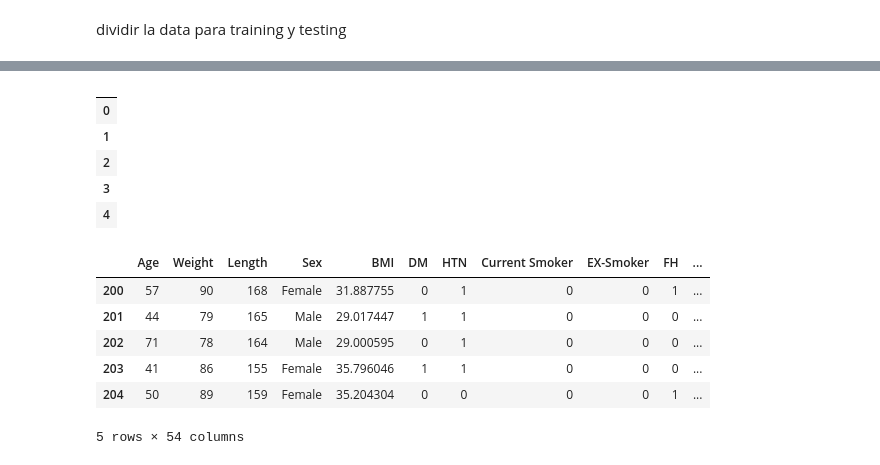
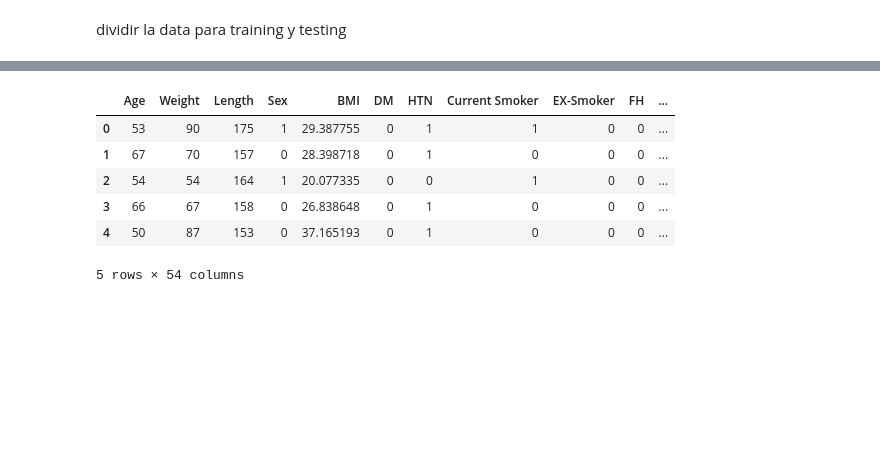
Before and after one commit to WaxXaa/CAD_clasification_ML_model, a Jupyter notebook: CAD_ML.ipynb, the cells around one changed output, grey strips where cells are left out. Cells and saved outputs as stored; diff of their text form; code cells hidden in the pictures; blank space fills up the shorter version.

```diff
--- a/CAD_ML.ipynb
+++ b/CAD_ML.ipynb
@@ -28,5 +30,5 @@ import seaborn as sns
 # %%
-data = pd.read_csv("/content/drive/MyDrive/CAD.csv")
+data = pd.read_csv("/content/CAD.csv")
 # %%
 data.info()
 # %% [output]
@@ -137,9 +139,11 @@ for ord_col in ord_cols:
 * VHD => ['N' 'mild' 'Severe' 'Moderate']
 # %%
 vhd = {'N': 0, 'mild': 1, 'Severe': 2, 'Moderate': 3}
-sex = {'Male': 'Male', 'Fmale': 'Female'}
+sex = {'Male': 1, 'Fmale': 0}
+cath = {'Cad' : 1, 'Normal' : 0}
 data['VHD'] = data['VHD'].map(vhd)
 data['Sex'] = data['Sex'].map(sex)
+data['Cath'] = data['Cath'].map(cath)
 
 data.replace('N', 0, inplace=True)
 data.replace('Y', 1, inplace=True)
@@ -240,9 +275,10 @@ traindata.head(10)
 # %%
-trainlabels.head()
+data.head()
 # %% [output]
-|  |
-| 0 |
-| 1 |
-| 2 |
-| 3 |
-| 4 |
+|  | Age | Weight | Length | Sex | BMI | DM | HTN | Current Smoker | EX-Smoker | FH | ... |
+| 0 | 53 | 90 | 175 | 1 | 29.387755 | 0 | 1 | 1 | 0 | 0 | ... |
+| 1 | 67 | 70 | 157 | 0 | 28.398718 | 0 | 1 | 0 | 0 | 0 | ... |
+| 2 | 54 | 54 | 164 | 1 | 20.077335 | 0 | 0 | 1 | 0 | 0 | ... |
+| 3 | 66 | 67 | 158 | 0 | 26.838648 | 0 | 1 | 0 | 0 | 0 | ... |
+| 4 | 50 | 87 | 153 | 0 | 37.165193 | 0 | 1 | 0 | 0 | 0 | ... |
+5 rows × 54 columns
@@ -252,10 +284,0 @@ testlabels = data.iloc[200:275,54:55]
-# %%
-testdata.head()
-# %% [output]
-|  | Age | Weight | Length | Sex | BMI | DM | HTN | Current Smoker | EX-Smoker | FH | ... |
-| 200 | 57 | 90 | 168 | Female | 31.887755 | 0 | 1 | 0 | 0 | 1 | ... |
-| 201 | 44 | 79 | 165 | Male | 29.017447 | 1 | 1 | 0 | 0 | 0 | ... |
-| 202 | 71 | 78 | 164 | Male | 29.000595 | 0 | 1 | 0 | 0 | 0 | ... |
-| 203 | 41 | 86 | 155 | Female | 35.796046 | 1 | 1 | 0 | 0 | 0 | ... |
-| 204 | 50 | 89 | 159 | Female | 35.204304 | 0 | 0 | 0 | 0 | 1 | ... |
-5 rows × 54 columns
```
Also changed, not shown: parts of 14 cells of this notebook.
